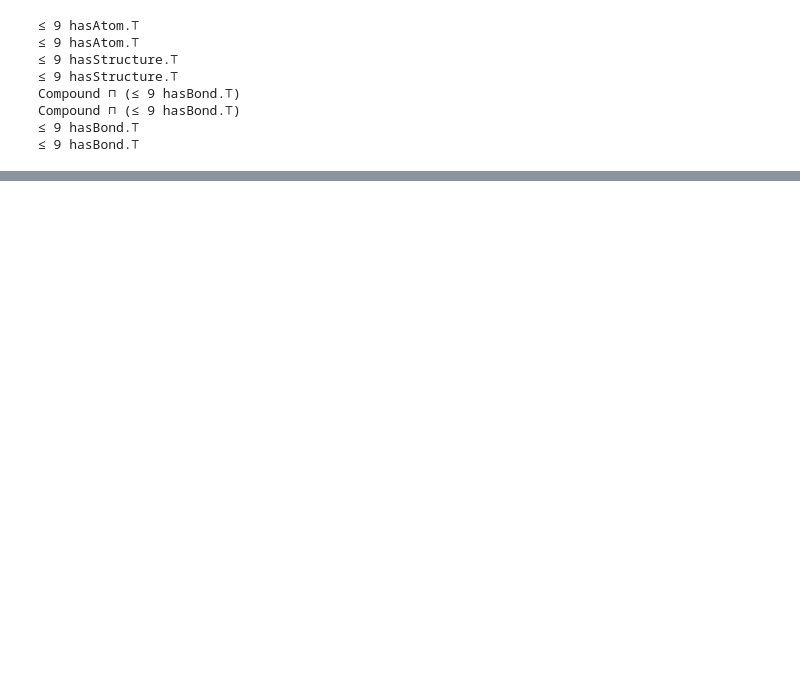
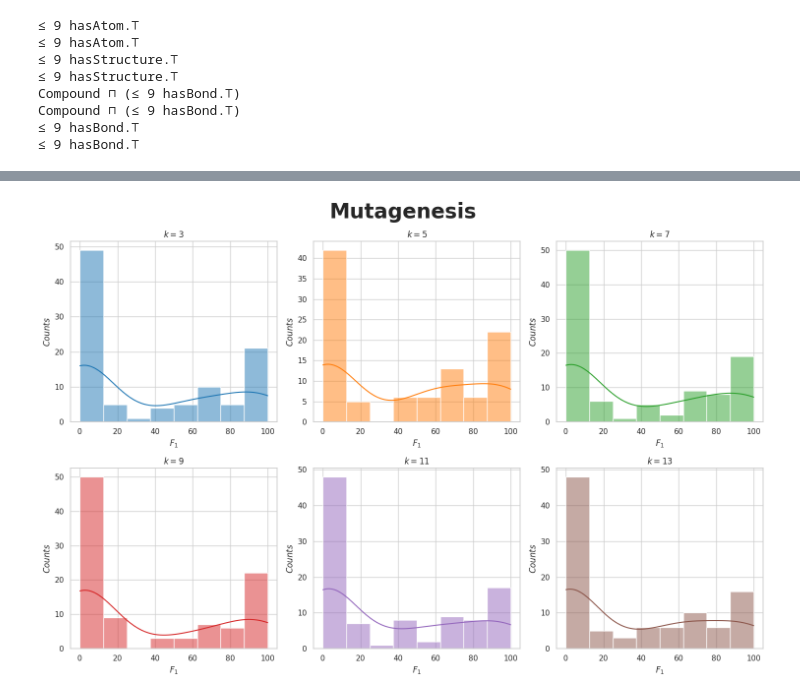
Before and after one commit to dice-group/ROCES, a Jupyter notebook: active_learning.ipynb, the cells around one changed output, grey strips where cells are left out. Saved outputs shown, nothing was run; the diff lists cells and outputs as text; code cells hidden in the pictures; blank space fills up the shorter version.

```diff
--- a/active_learning.ipynb
+++ b/active_learning.ipynb
@@ -424,0 +522,4 @@ Compound ⊓ (≤ 9 hasBond.⊤)
+# %%
+plot_results(results, kb_name="mutagenesis")
+# %% [output]
+[figure, added]
```
Also changed, not shown: parts of 25 cells of this notebook, 8 other files.
